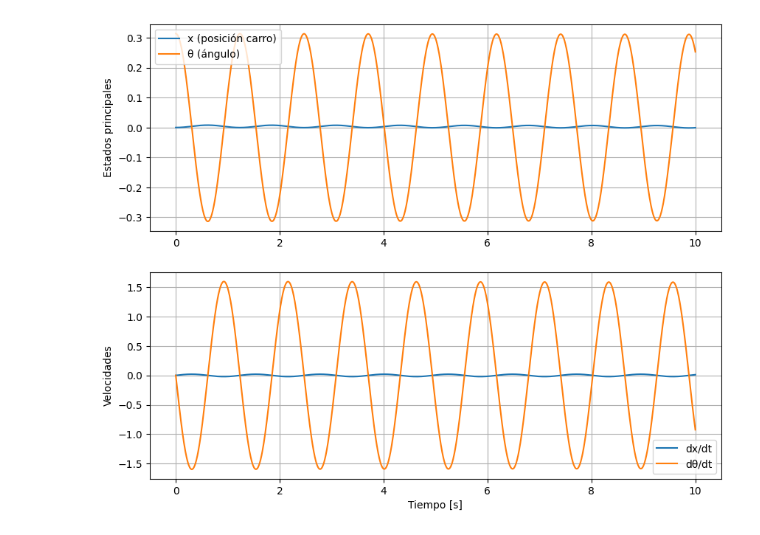
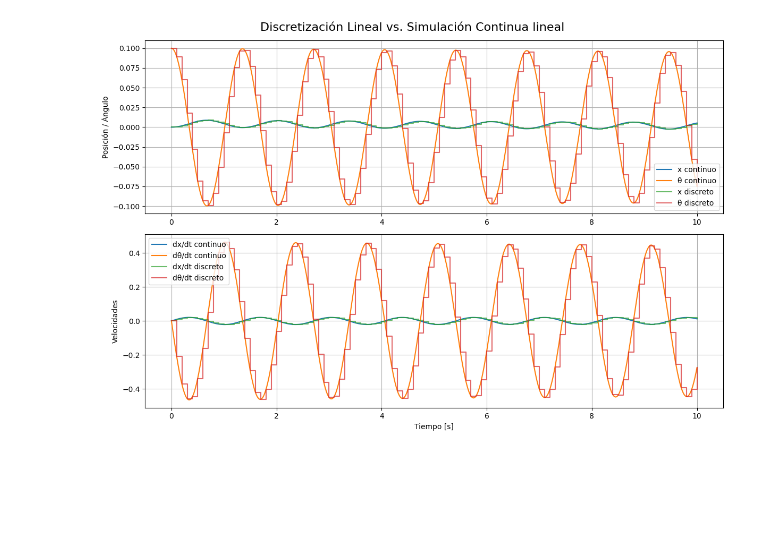
Before and after one commit to G-Leonel-6/Identificacion_control_adaptativo, a Jupyter notebook: simulador.ipynb, the cells around one changed output. Drawn from its saved outputs; the diff is of its cells as text; code cells hidden in the pictures; blank space fills up the shorter version.

```diff
--- a/simulador.ipynb
+++ b/simulador.ipynb
@@ -58,75 +196,81 @@ plt.show()
 # %%
-import numpy as np
-import matplotlib.pyplot as plt
-from control import ss, forced_response, tf
-from sympy import symbols, Matrix, sin, cos
-
+from control import ss, forced_response, c2d
+import sympy as sp
 # Parámetros físicos
-M = 1.0    # masa carro
-m = 0.1    # masa péndulo
-L = 0.5    # longitud barra
-b = 0.05   # fricción
-g = 9.81
+L= 1
 I_c = (1/12)*m*L**2   # inercia varilla en su CM
 l = L/2               # distancia pivote–CM
 
-# Variables simbólicas
-x1, x2, x3, x4, u = symbols("x1 x2 x3 x4 u")
 
-# Matriz de masas
-D = Matrix([[M+m, m*l*cos(x3)],
-            [m*l*cos(x3), I_c+m*l**2]])
+x, x_dot, theta, theta_dot, F = sp.symbols('x x_dot theta theta_dot F')
 
-# Vector de fuerzas generalizadas
-rhs = Matrix([
-    u - b*x2 + m*l*sin(x3)*x4**2,
-    -m*g*l*sin(x3)
-])
+denom = M + m*sp.sin(theta)**2
 
-# Resolver [xddot, thetaddot]
-xddot, thetaddot = D.LUsolve(rhs)
+x_ddot = (F - b*x_dot + m*sp.sin(theta)*(l*theta_dot**2 + g*sp.cos(theta))) / denom
+theta_ddot = (-F*sp.cos(theta) + b*x_dot*sp.cos(theta) - (M+m)*g*sp.sin(theta)
+            - m*l*theta_dot**2*sp.sin(theta)*sp.cos(theta)) / (l*denom)
 
-# Dinámica no lineal
-f = Matrix([x2, xddot, x4, thetaddot])
+states = sp.Matrix([x, x_dot, theta, theta_dot])
+f = sp.Matrix([x_dot, x_ddot, theta_dot, theta_ddot])
 
-# Jacobianos
-A = f.jacobian([x1, x2, x3, x4])
-B = f.jacobian([u])
+A = f.jacobian(states)
+B = f.jacobian([F])
 
 # Función para linealizar
 def linearize(point):
-    subs_dict = {x1: point[0], x2: point[1], x3: point[2], x4: point[3], u: point[4]}
-    A_num = np.array(A.subs(subs_dict), dtype=float)
-    B_num = np.array(B.subs(subs_dict), dtype=float)
+    subs_dict = {x: point[0], x_dot: point[1], theta: point[2], theta_dot: point[3], F: point[4]}
+    A_num = np.array(A.evalf(subs=subs_dict), dtype=float)
+    B_num = np.array(B.evalf(subs=subs_dict), dtype=float)
     C_num = np.eye(4)   # medimos todos los estados
     D_num = np.zeros((4,1))
     return ss(A_num, B_num, C_num, D_num)
 
-# --- Linealización en péndulo hacia arriba (inestable) ---
-sys_up = linearize([0, 0, np.pi/6, 0, 0])
 
+sys_up = linearize([0, 0, 0, 0, 0])
+
+h = 0.1  # tiempo de muestreo
+sys_d = c2d(sys_up, h, method='zoh')
+sys_d2 = c2d(sys_up, h, method='tustin')
 # --- Simulación ---
-T = np.linspace(0, 10, 2000)   # tiempo
-U = np.zeros_like(T)         # entrada = 0 (libre)
-X0 = [0.0, 0.0, np.pi/10, 0.0]    # perturbación inicial: theta = 0.1 rad
+T = np.linspace(0, 10, 2000)
+U = np.zeros_like(T)
+X0 = [0.0, 0.0, 0.1, 0.0]
 
-t, y = forced_response(sys_up, T, U, X0)
+# Respuesta continua
+t_cont, y_cont = forced_response(sys_up, T, U, X0)
 
-# --- Gráficas ---
-plt.figure(figsize=(10,8))
+# Respuesta discreta
+t_disc = np.arange(0, T[-1]+h, h)
+U_disc = np.zeros_like(t_disc)
+t_disc_resp, y_disc = forced_response(sys_d, t_disc, U_disc, X0)
+t_disc_resp2, y_disc2 = forced_response(sys_d2, t_disc, U_disc, X0)
+# --- Gráficas comparativas ---
+plt.figure(figsize=(12, 8))
+plt.suptitle('Discretización Lineal vs. Simulación Continua lineal', fontsize=16)
+
+
+# Posición y ángulo
 plt.subplot(2,1,1)
-plt.plot(t, y[0], label="x (posición carro)")
-plt.plot(t, y[2], label="θ (ángulo)")
-plt.ylabel("Estados principales")
-plt.legend(); plt.grid()
+plt.plot(t_cont, y_cont[0], label="x continuo")
+plt.plot(t_cont, y_cont[2], label="θ continuo")
+plt.step(t_disc_resp, y_disc[0], where='post', label="x discreto", alpha=0.7)
+plt.step(t_disc_resp, y_disc[2], where='post', label="θ discreto", alpha=0.7)
+plt.ylabel("Posición / Ángulo")
+plt.legend()
+plt.grid()
 
+# Velocidades
 plt.subplot(2,1,2)
-plt.plot(t, y[1], label="dx/dt")
-plt.plot(t, y[3], label="dθ/dt")
+plt.plot(t_cont, y_cont[1], label="dx/dt continuo")
+plt.plot(t_cont, y_cont[3], label="dθ/dt continuo")
+plt.step(t_disc_resp, y_disc[1], where='post', label="dx/dt discreto", alpha=0.7)
+plt.step(t_disc_resp, y_disc[3], where='post', label="dθ/dt discreto", alpha=0.7)
 plt.ylabel("Velocidades")
 plt.xlabel("Tiempo [s]")
-plt.legend(); plt.grid()
+plt.legend()
+plt.grid()
 
+plt.tight_layout()
 plt.show()
 # %% [output]
-[figure, old version]
+[figure, new version]
```
Also changed, not shown: parts of 13 cells of this notebook, 9 other files.
